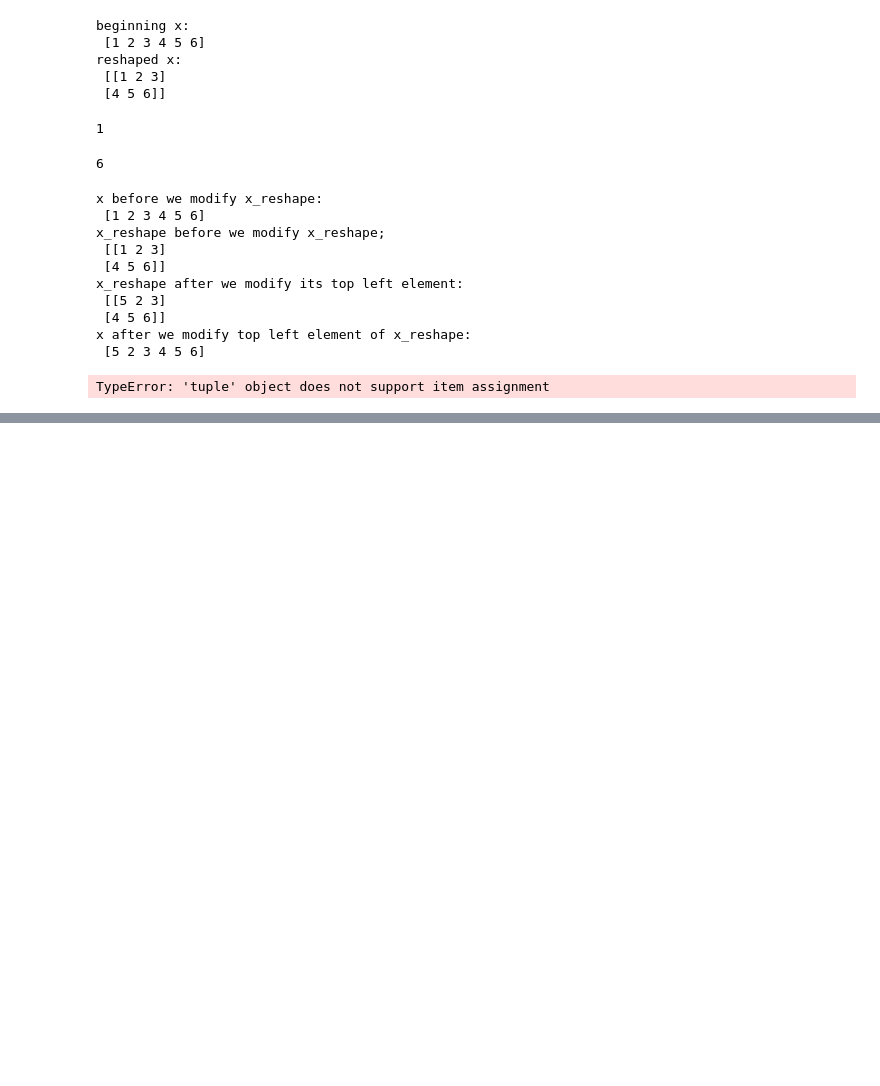
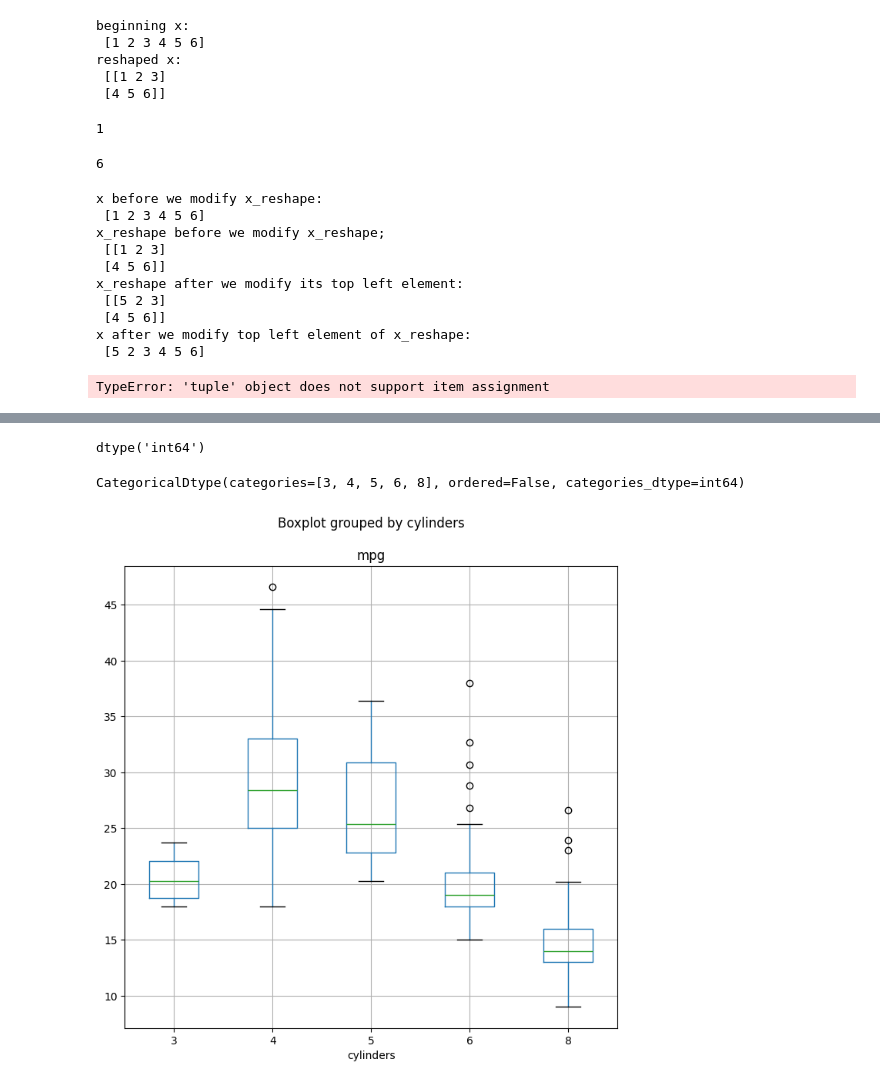
Before and after one commit to MrEcE0046/AI-ML-Grundkunskaper, a Jupyter notebook: Statistiska_Metoder/Exercise/EX00.ipynb, the cells around one changed output, grey strips where cells are left out. Drawn from its saved outputs; the diff is of its cells as text; code cells hidden in the pictures; blank space fills up the shorter version.

```diff
--- a/Statistiska_Metoder/Exercise/EX00.ipynb
+++ b/Statistiska_Metoder/Exercise/EX00.ipynb
@@ -358,0 +431,16 @@ array([ 0,  1,  2,  3,  4,  5,  6,  7,  8,  9, 10])
+# %%
+Auto.cylinders.dtype
+# %% [output]
+dtype('int64')
+# %%
+Auto.cylinders = pd.Series(Auto.cylinders, dtype="category")
+Auto.cylinders.dtype
+# %% [output]
+CategoricalDtype(categories=[3, 4, 5, 6, 8], ordered=False, categories_dtype=int64)
+# %%
+# Ändrade cyl9inder kolumnens dtype till "category" för att boxplotta den mot "MPG"
+
+fig, ax = subplots(figsize=(8,8))
+Auto.boxplot("mpg", by="cylinders", ax=ax);
+# %% [output]
+[figure, added]
```
Also changed, not shown: parts of 110 cells of this notebook, 5 other files.
